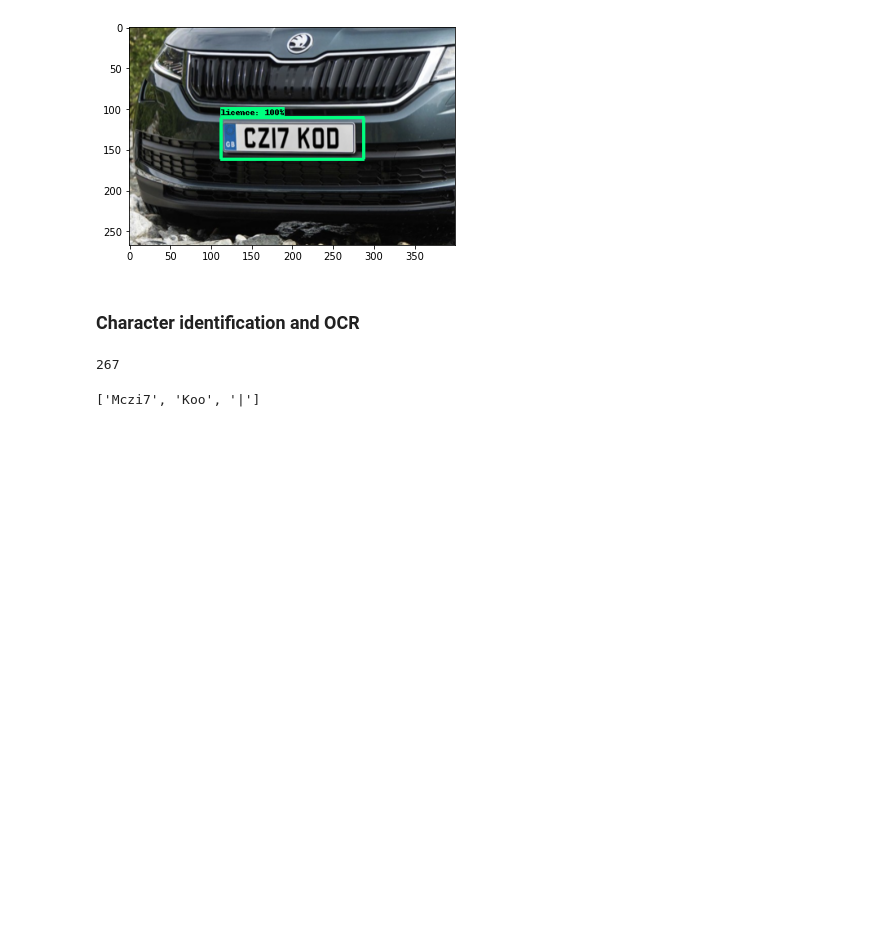
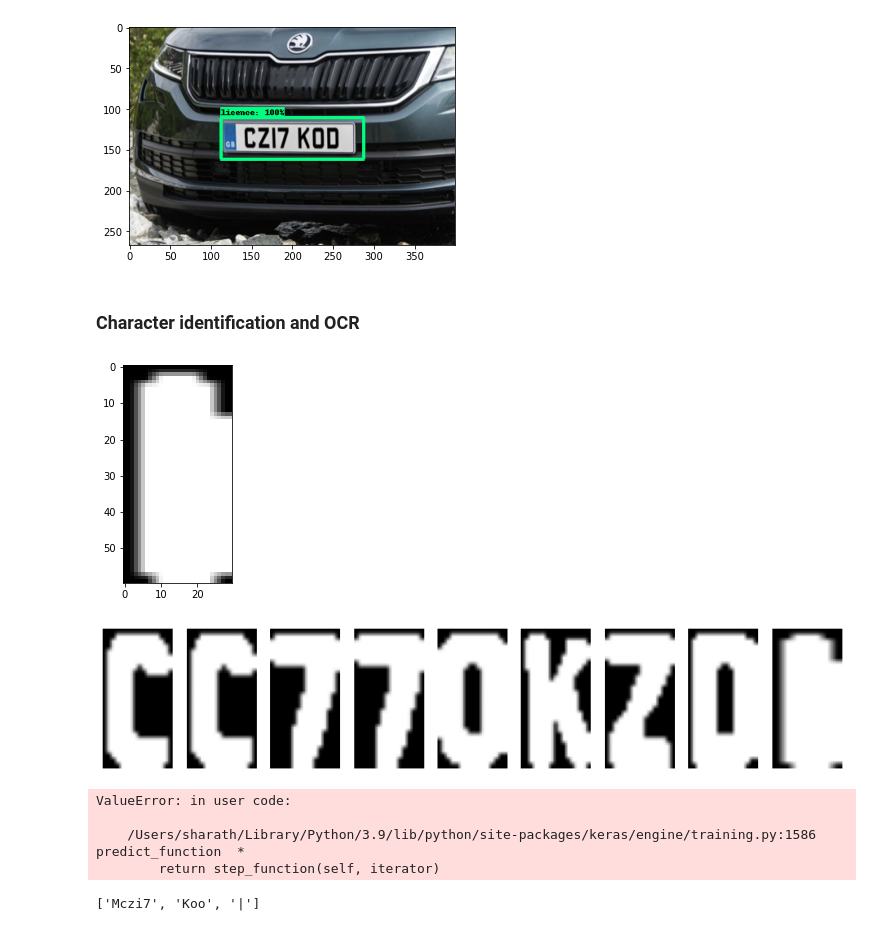
Before and after one commit to Sharath-v87/License-plate-detection, a Jupyter notebook: Licence detection - Tensorflow.ipynb, the cells around one changed output. Drawn from its saved outputs; the diff is of its cells as text; code cells hidden in the pictures; blank space fills up the shorter version.

Commit message:
diff character segmentation techn

```diff
--- a/Licence detection - Tensorflow.ipynb
+++ b/Licence detection - Tensorflow.ipynb
@@ -220,9 +220,81 @@ classes = detections['detection_classes'][:len(scores)]
 width = image.shape[1]
 height = image.shape[0]
 # %%
-height
+import imutils
+import matplotlib.gridspec as gridspec
-# %% [output]
-267
+# %%
+for idx,box in enumerate(boxes):
+    roi = box*[height,width,height,width]
+    region = image[int(roi[0]):int(roi[2]),int(roi[1]):int(roi[3])]
+plate_image = cv2.convertScaleAbs(region, alpha=(100.0))
+
+# convert to grayscale and blur the image
+
+gray = cv2.cvtColor(plate_image, cv2.COLOR_BGR2GRAY)
+blur = cv2.GaussianBlur(gray,(7,7),0)
+
+# Applied inversed thresh_binary
+binary = cv2.threshold(blur, 180, 255,
+                         cv2.THRESH_BINARY_INV + cv2.THRESH_OTSU)[1]
+## Applied dilation
+kernel3 = cv2.getStructuringElement(cv2.MORPH_RECT, (3, 3))
+thre_mor = cv2.morphologyEx(binary, cv2.MORPH_DILATE, kernel3)
+thre_mor = cv2.cvtColor(thre_mor, cv2.COLOR_BGR2RGB)
+
+edges = cv2.Canny(thre_mor,20,200)
+
+contours = cv2.findContours(edges.copy(),cv2.RETR_TREE,cv2.CHAIN_APPROX_SIMPLE)
+contours = imutils.grab_contours(contours)
+contours = sorted(contours,key=cv2.contourArea, reverse = True)
+test_roi = region.copy()
+
+digit_w, digit_h = 30, 60
+
+crop_characters=[]
+for c in contours:
+    (x,y,w,h) = cv2.boundingRect(c)
+    ratio = h/w
+    if 1<=ratio<=9.5: # Only select contour with defined ratio
+        if h/plate_image.shape[0]>=0.5: # Select contour which has the height larger than 50% of the plate
+            # Draw bounding box arroung digit number
+            cv2.rectangle(test_roi, (x, y), (x + w, y + h), (0, 255,0), 2)
+            curr_num = thre_mor[y:y+h,x:x+w]
+            curr_num = cv2.resize(curr_num, dsize=(digit_w, digit_h))
+            #_, curr_num = cv2.threshold(curr_num, 220, 255, cv2.THRESH_BINARY + cv2.THRESH_OTSU)
+            crop_characters.append(curr_num)
+
+fig = plt.figure(figsize=(14,4))
+grid = gridspec.GridSpec(ncols=len(crop_characters),nrows=1,figure=fig)
+
+for i in range(len(crop_characters)):
+    fig.add_subplot(grid[i])
+    plt.axis(False)
+    plt.imshow(crop_characters[i],cmap="gray")
+# %% [output]
+[figure, added]
+[figure, added]
+# %%
+import numpy as np
+import imageio
+from keras.models import load_model
+
+charac = []
+
+for letters in crop_characters:
+    ip = letters
+    #bandw = np.dot(ip[...,:3],[0.2989, 0.5870, 0.1140])
+    #ip = (ip.reshape(1,28,28,1))/255
+
+    model = load_model('ocr.h5')
+
+    output = model.predict(ip)
+    charac.append(output)
+print(charac)
+# %% [output]
+ValueError: in user code:
+
+    /Users/sharath/Library/Python/3.9/lib/python/site-packages/keras/engine/training.py:1586 predict_function  *
+        return step_function(self, iterator)
 # %%
 import pytesseract
 def ocR (image):
```
Also changed, not shown: parts of 3 cells of this notebook.
